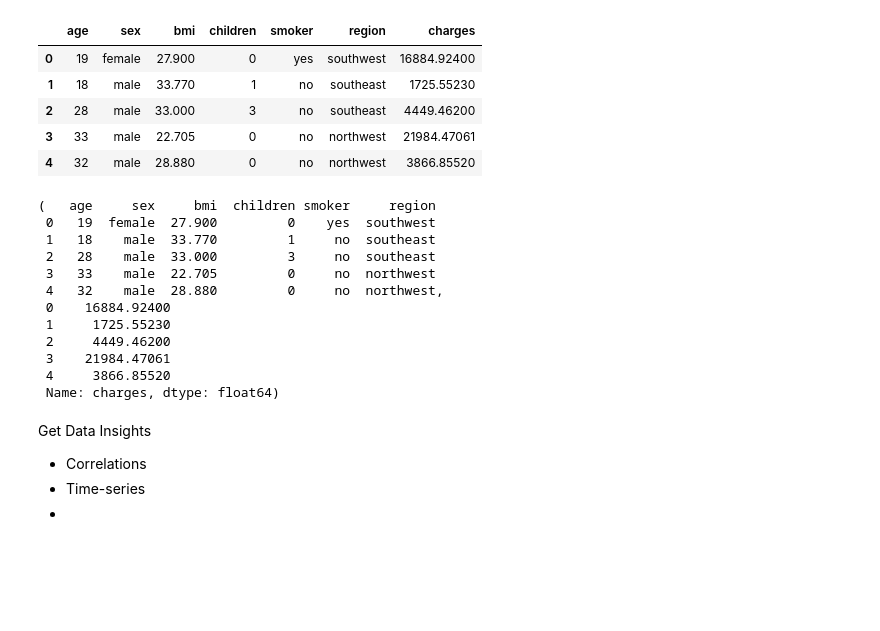
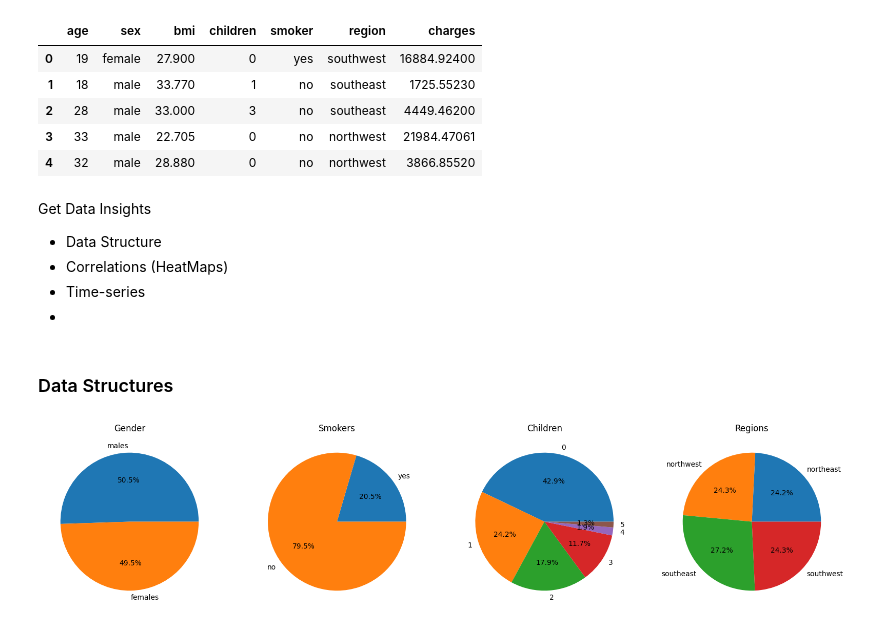
Before and after one commit to Game-Coder-94/Insurance-Cost-Forecasting, a Jupyter notebook: training.ipynb, the cells around one changed output. Drawn from its saved outputs; the diff is of its cells as text; code cells hidden in the pictures; blank space fills up the shorter version.

Commit message:
Pre-processing and Correlation

```diff
--- a/training.ipynb
+++ b/training.ipynb
@@ -17,27 +19,50 @@ df.head()
 | 2 | 28 | male | 33.000 | 3 | no | southeast | 4449.46200 |
 | 3 | 33 | male | 22.705 | 0 | no | northwest | 21984.47061 |
 | 4 | 32 | male | 28.880 | 0 | no | northwest | 3866.85520 |
-# %%
-features = df[["age", "sex", "bmi", "children", "smoker", "region"]]
-output = df["charges"]
-
-features.head(), output.head()
-# %% [output]
-(   age     sex     bmi  children smoker     region
- 0   19  female  27.900         0    yes  southwest
- 1   18    male  33.770         1     no  southeast
- 2   28    male  33.000         3     no  southeast
- 3   33    male  22.705         0     no  northwest
- 4   32    male  28.880         0     no  northwest,
- 0    16884.92400
- 1     1725.55230
- 2     4449.46200
- 3    21984.47061
- 4     3866.85520
- Name: charges, dtype: float64)
 # %% [markdown]
 Get Data Insights
 
-- Correlations
+- Data Structure
+- Correlations (HeatMaps)
 - Time-series
 -
+# %% [markdown]
+### Data Structures
+# %%
+# Get gender count
+males = (df["sex"] == "male").sum()
+females = (df["sex"] == "female").sum()
+gender = [males, females]
+
+# Get smoker
+smokers = (df["smoker"] == "yes").sum()
+non_smokers = (df["smoker"] == "no").sum()
+is_smoking = [smokers, non_smokers]
+
+# Get number of children per person
+children_counts = df["children"].value_counts().sort_index()
+children_labels = children_counts.index.astype(str)
+children_sizes = children_counts.values
+
+# Get region count
+region_counts = df["region"].value_counts().sort_index()
+region_labels = region_counts.index.astype(str)
+region_sizes = region_counts.values
+# %%
+fig, ax = plt.subplots(1, 4, figsize=(20, 5))
+
+ax[0].pie(gender, labels=["males", "females"], autopct='%1.1f%%')
+ax[0].set_title("Gender")
+
+ax[1].pie(is_smoking, labels=["yes", "no"], autopct='%1.1f%%')
+ax[1].set_title("Smokers")
+
+ax[2].pie(children_sizes, labels=children_labels, autopct='%1.1f%%')
+ax[2].set_title("Children")
+
+ax[3].pie(region_sizes, labels=region_labels, autopct="%1.1f%%")
+ax[3].set_title("Regions")
+
+plt.show()
+# %% [output]
+[figure, added]
```
Also changed, not shown: parts of 12 cells of this notebook, 2 other files.
